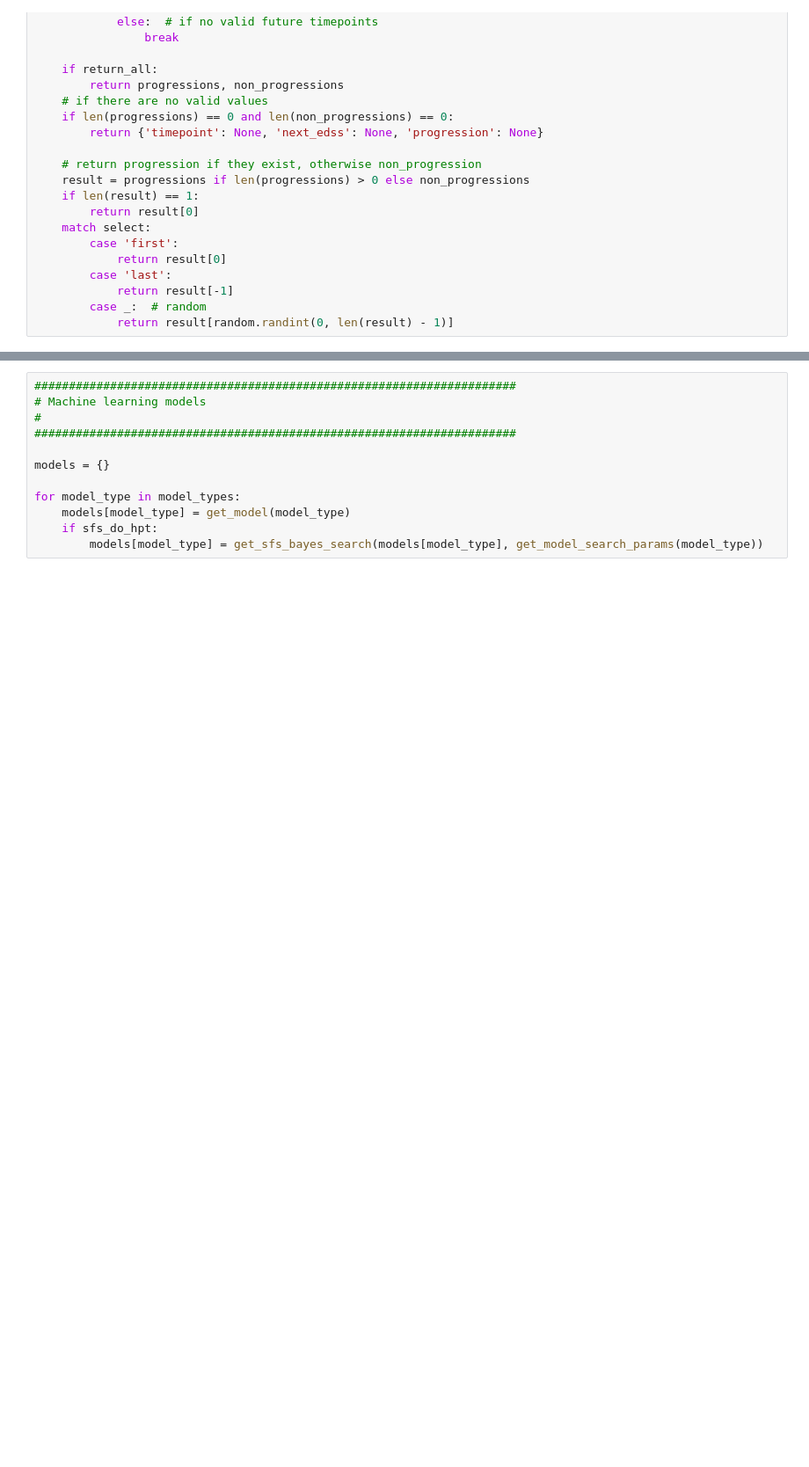
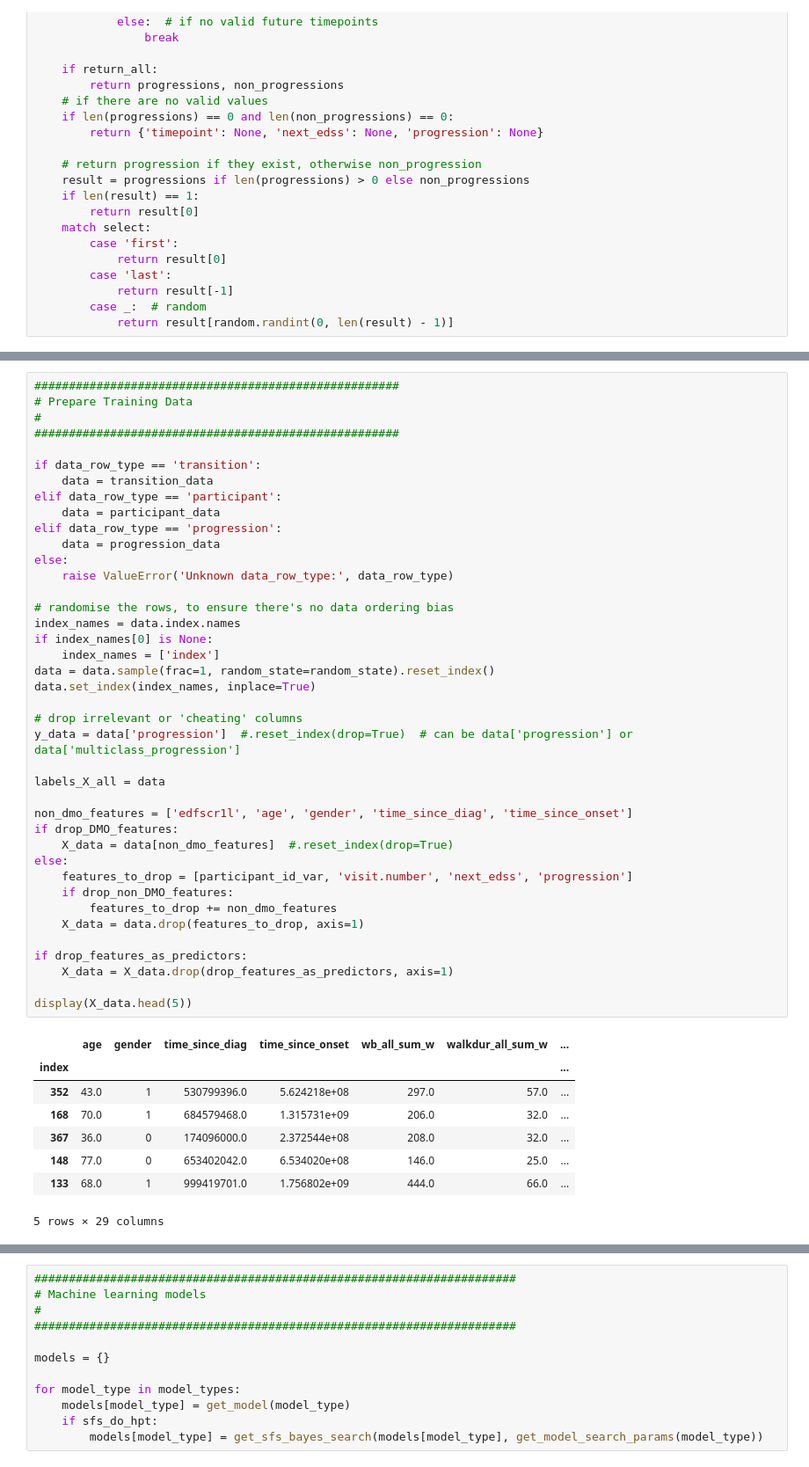
Before and after one commit to neilireson/dmo4progression, a Jupyter notebook: notebooks/data_preprocessing_and_analysis.ipynb, the cells around one changed output, grey strips where cells are left out. Shown at 88% size. Saved outputs shown, nothing was run; the diff lists cells and outputs as text; blank space fills up the shorter version.

```diff
--- a/notebooks/data_preprocessing_and_analysis.ipynb
+++ b/notebooks/data_preprocessing_and_analysis.ipynb
@@ -1194,0 +725,49 @@ def get_grid_search(model, params):
+# %%
+#####################################################
+# Prepare Training Data
+#
+#####################################################
+
+if data_row_type == 'transition':
+    data = transition_data
+elif data_row_type == 'participant':
+    data = participant_data
+elif data_row_type == 'progression':
+    data = progression_data
+else:
+    raise ValueError('Unknown data_row_type:', data_row_type)
+
+# randomise the rows, to ensure there's no data ordering bias
+index_names = data.index.names
+if index_names[0] is None:
+    index_names = ['index']
+data = data.sample(frac=1, random_state=random_state).reset_index()
+data.set_index(index_names, inplace=True)
+
+# drop irrelevant or 'cheating' columns
+y_data = data['progression']  #.reset_index(drop=True)  # can be data['progression'] or data['multiclass_progression']
+
+labels_X_all = data
+
+non_dmo_features = ['edfscr1l', 'age', 'gender', 'time_since_diag', 'time_since_onset']
+if drop_DMO_features:
+    X_data = data[non_dmo_features]  #.reset_index(drop=True)
+else:
+    features_to_drop = [participant_id_var, 'visit.number', 'next_edss', 'progression']
+    if drop_non_DMO_features:
+        features_to_drop += non_dmo_features
+    X_data = data.drop(features_to_drop, axis=1)
+
+if drop_features_as_predictors:
+    X_data = X_data.drop(drop_features_as_predictors, axis=1)
+
+display(X_data.head(5))
+# %% [output]
+|  | age | gender | time_since_diag | time_since_onset | wb_all_sum_w | walkdur_all_sum_w | ... |
+| index |  |  |  |  |  |  | ... |
+| 352 | 43.0 | 1 | 530799396.0 | 5.624218e+08 | 297.0 | 57.0 | ... |
+| 168 | 70.0 | 1 | 684579468.0 | 1.315731e+09 | 206.0 | 32.0 | ... |
+| 367 | 36.0 | 0 | 174096000.0 | 2.372544e+08 | 208.0 | 32.0 | ... |
+| 148 | 77.0 | 0 | 653402042.0 | 6.534020e+08 | 146.0 | 25.0 | ... |
+| 133 | 68.0 | 1 | 999419701.0 | 1.756802e+09 | 444.0 | 66.0 | ... |
+5 rows × 29 columns
```
Also changed, not shown: parts of 21 cells of this notebook.
